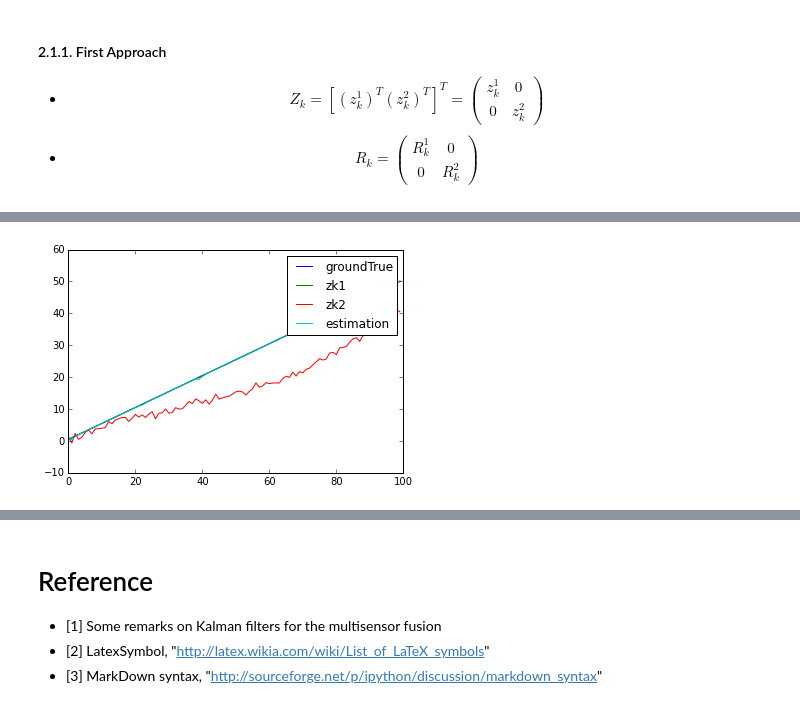
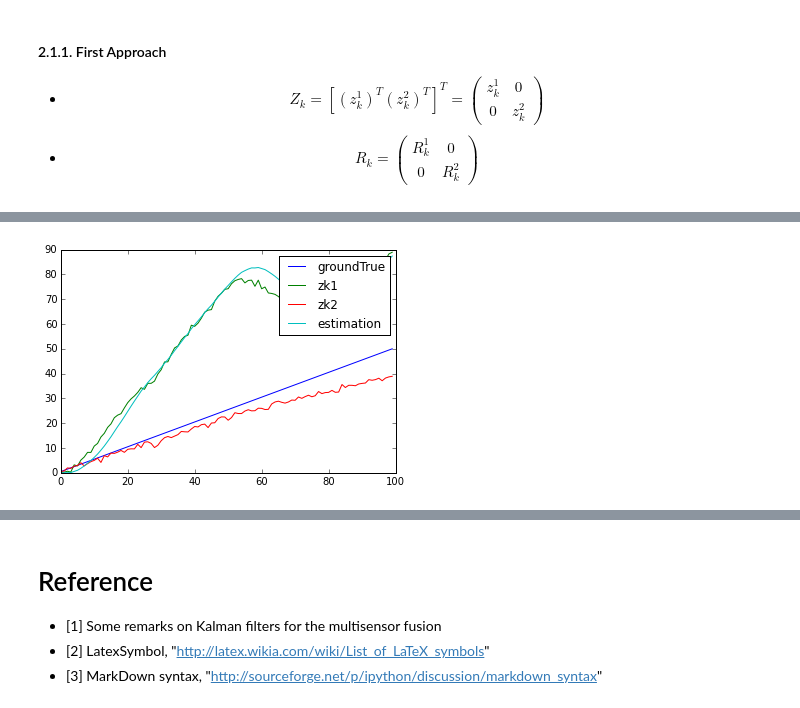
Before and after one commit to stmoon/SensorFusion, a Jupyter notebook: FusionAlgorithm.ipynb, the cells around one changed output, grey strips where cells are left out. Cells and saved outputs as stored; diff of their text form; code cells hidden in the pictures.

```diff
--- a/FusionAlgorithm.ipynb
+++ b/FusionAlgorithm.ipynb
@@ -332,39 +332,43 @@ class FusionKalmanFilter() :
         self.R = R
 
         self.x = np.zeros((A.shape[0],1))
-        self.P = np.eye(A.shape[0])
+#         self.P = np.eye(A.shape[0])
+        self.P = np.matrix([[0.01, 0],[0,0.01]])
 
     def calculate(self, z1, z2):
 
+        lamda = np.matrix([
+                       [1/2.0],
+                       [1       ]
+                    ])
+
         # 1. 추정값과 오차 공분산 예츨
         xhat = self.A * self.x;
-        Ppri = self.A*self.P*self.A.T + self.Q
+        Ppri = self.A*self.P*self.A.T + lamda*self.Q*lamda.T
 
         # 2. 칼만이득 계산
-        K1  = Ppri * self.H.T * (self.H * Ppri * self.H.T + self.R).I
-        K2  = Ppri * self.H.T * (self.H * Ppri * self.H.T + self.R).I
+        K1  = Ppri * self.H.T * (self.H * Ppri * self.H.T + self.R).T
+        K2  = Ppri * self.H.T * (self.H * Ppri * self.H.T + self.R).T
 
         # 3. 추정값 계산
         x1 = xhat + K1 * ( z1 - self.H * xhat )
         x2 = xhat + K2 * ( z2 - self.H * xhat )
 
         # 4. 오차공분산 계산
-        P1      = (np.eye(2) - K1*self.H)*Ppri
-        P2      = (np.eye(2) - K2*self.H)*Ppri
-        P12    = (np.eye(2) - K1*self.H)*Ppri*(np.eye(2) - K2*self.H).T
+        I         = np.matrix(np.eye(2))
+        P1      = (I - K1*self.H)*Ppri
+        P2      = (I - K2*self.H)*Ppri
+        P12    = (I - K1*self.H)*Ppri*(np.eye(2) - K2*self.H).T
         P21    = P12.T
         Ppart  = P1 + P2 - P12 - P21
+        if np.linalg.det(Ppart) == 0 :
+            Ppart = I
 
-        if np.linalg.det(P1 + P2 - P12 - P21) == 0 :
-            self.P  = P1 - (P1 - P12)*(P1-P21)
-        else :
-            self.P  = P1 - (P1 - P12)*(P1 + P2 - P12 - P21).I*(P1-P21)
+
+        self.P  = P1 - (P1 - P12)*Ppart.I*(P1-P21)
 
         # 5. Fusion bewteen x1 and x2
-        if np.linalg.det(P1 + P2 - P12 - P21) == 0 :
-            self.x = x1 + (P1-P12)*(x2-x1)
-        else :
-            self.x = x1 + (P1-P12)*(P1 + P2 - P12 - P21).I*(x2-x1)
+        self.x = x1 + (P1-P12)*Ppart*(x2-x1)
 
         return self.x
 
@@ -380,7 +384,7 @@ data_zk2 = []
 data_est = []
 
 groundTrue = Measure(1.0*1e-10, 1.0*1e-10)
-sensor1     = Measure(0.000001, 0.0001)
+sensor1     = Measure(0.1, 0.5)
 sensor2     = Measure(0.001, 0.5)
 
 
@@ -391,36 +395,36 @@ A = np.matrix([
             ])
 B = np.matrix([
                [0],
                [0]
             ])
 
 H = np.matrix([[1,0]])
-Q = np.matrix([[1,0],[0,1]])
-R = np.matrix([[1]])
+Q = 0.001
+R = np.matrix([[0.5]])
 
 fkf = FusionKalmanFilter(A,H,Q,R)
 
 for i in range(0,100) :
     gt   = groundTrue.do()
 
     zk1 = sensor1.do()
     zk2 = sensor2.do()
     xhat= fkf.calculate(zk1,zk2)
 
     data_gt.append(gt[0,0])
     data_zk1.append(zk1[0,0])
     data_zk2.append(zk2[0,0])
     data_est.append(xhat[0,0])
 
 
 plt.plot(data_gt  , label='groundTrue')
 plt.plot(data_zk1, label='zk1')
 plt.plot(data_zk2, label='zk2')
 plt.plot(data_est, label='estimation')
 plt.legend()
 plt.show()
 # %% [output]
-[figure, old version]
+[figure, new version]
 # %% [markdown]
 #### 2.3. A Track fusion model with fused prediction
 
```
Also changed, not shown: parts of 4 cells of this notebook.
